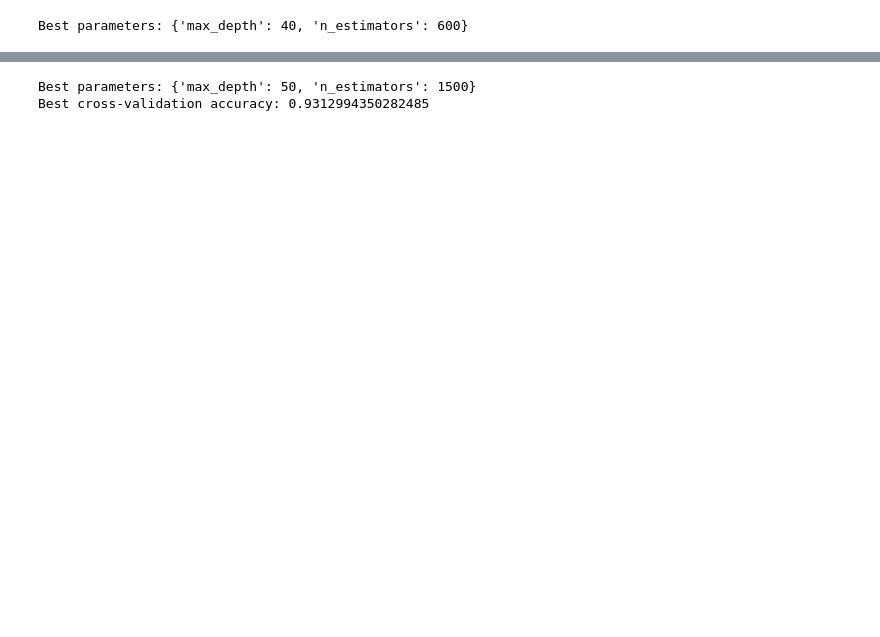
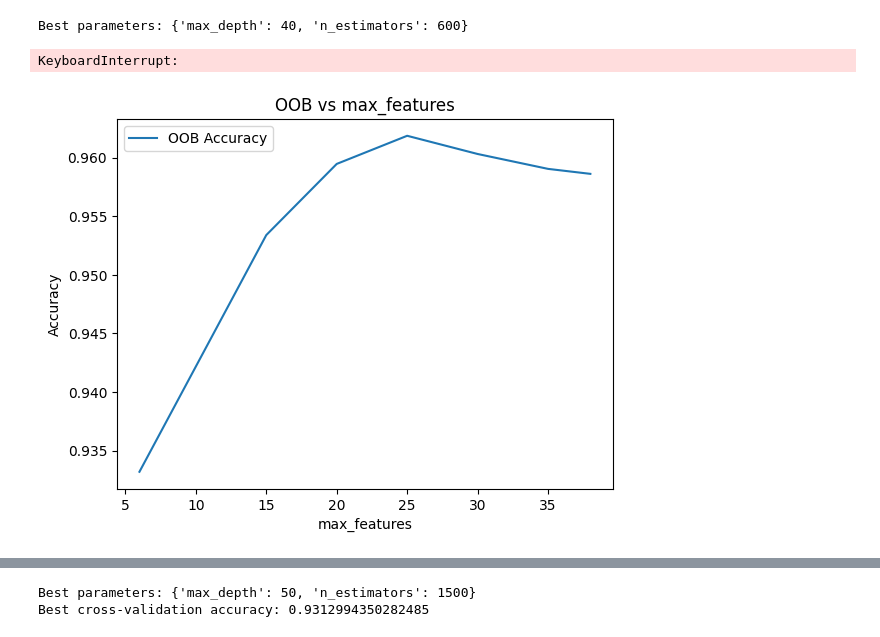
Before and after one commit to mariahgloehr/IICD, a Jupyter notebook: RF/rf_classifier_top40.ipynb, the cells around one changed output, grey strips where cells are left out. Cells and saved outputs as stored; diff of their text form; code cells hidden in the pictures; blank space fills up the shorter version.

```diff
--- a/RF/rf_classifier_top40.ipynb
+++ b/RF/rf_classifier_top40.ipynb
@@ -44,5 +45,61 @@ grid_search.fit(X_train, y_train)
 print("Best parameters:", grid_search.best_params_)
 # %% [output]
 Best parameters: {'max_depth': 40, 'n_estimators': 600}
+# %%
+# OOB error
+# Define the values of max_features to test
+max_features_options = ['sqrt', 20, None]  # Try 3–5 reasonable values
+
+oob_results = {}
+
+# Loop over different max_features
+for mf in max_features_options:
+    rf = RandomForestClassifier(
+        n_estimators=600,
+        max_depth=50,
+        max_features=mf,
+        oob_score=True,
+        bootstrap=True,
+        random_state=949,
+        n_jobs=-1
+    )
+    rf.fit(X_train, y_train)
+    oob_results[mf] = rf.oob_score_
+
+# Show OOB results
+print("=== OOB Scores by max_features ===")
+for mf, score in oob_results.items():
+    print(f"max_features={mf}: OOB Accuracy = {score:.4f}")
+
+# Choose best setting
+best_mf = max(oob_results, key=oob_results.get)
+print(f"\nBest max_features based on OOB: {best_mf}")
+# %% [output]
+KeyboardInterrupt:
+# %%
+max_features_range = [6,15,20,25,30, 35, 38]
+oob_scores = []
+
+for mf in max_features_range:
+    rf = RandomForestClassifier(
+        n_estimators=600,
+        max_depth=50,
+        max_features=mf,
+        oob_score=True,
+        random_state=42,
+        bootstrap=True
+    )
+    rf.fit(X_train, y_train)
+
+    oob_scores.append(rf.oob_score_)
+
+plt.plot(max_features_range, oob_scores, label="OOB Accuracy")
+plt.xlabel("max_features")
+plt.ylabel("Accuracy")
+plt.title("OOB vs max_features")
+plt.legend()
+plt.show()
+# %% [output]
+[figure, added]
 # %%
 # retrain Random Forest model with 500 trees
```
Also changed, not shown: parts of 5 cells of this notebook, 21 other files.
